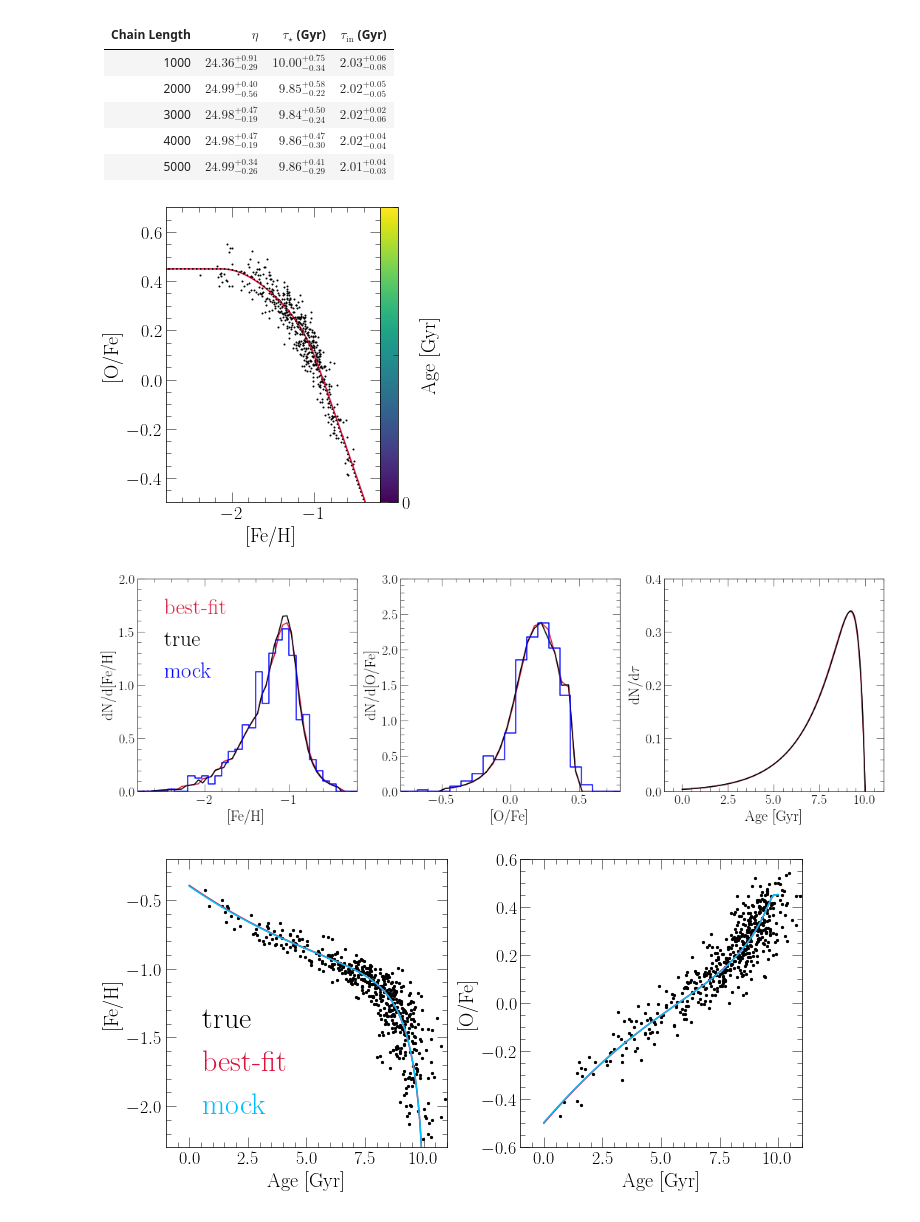
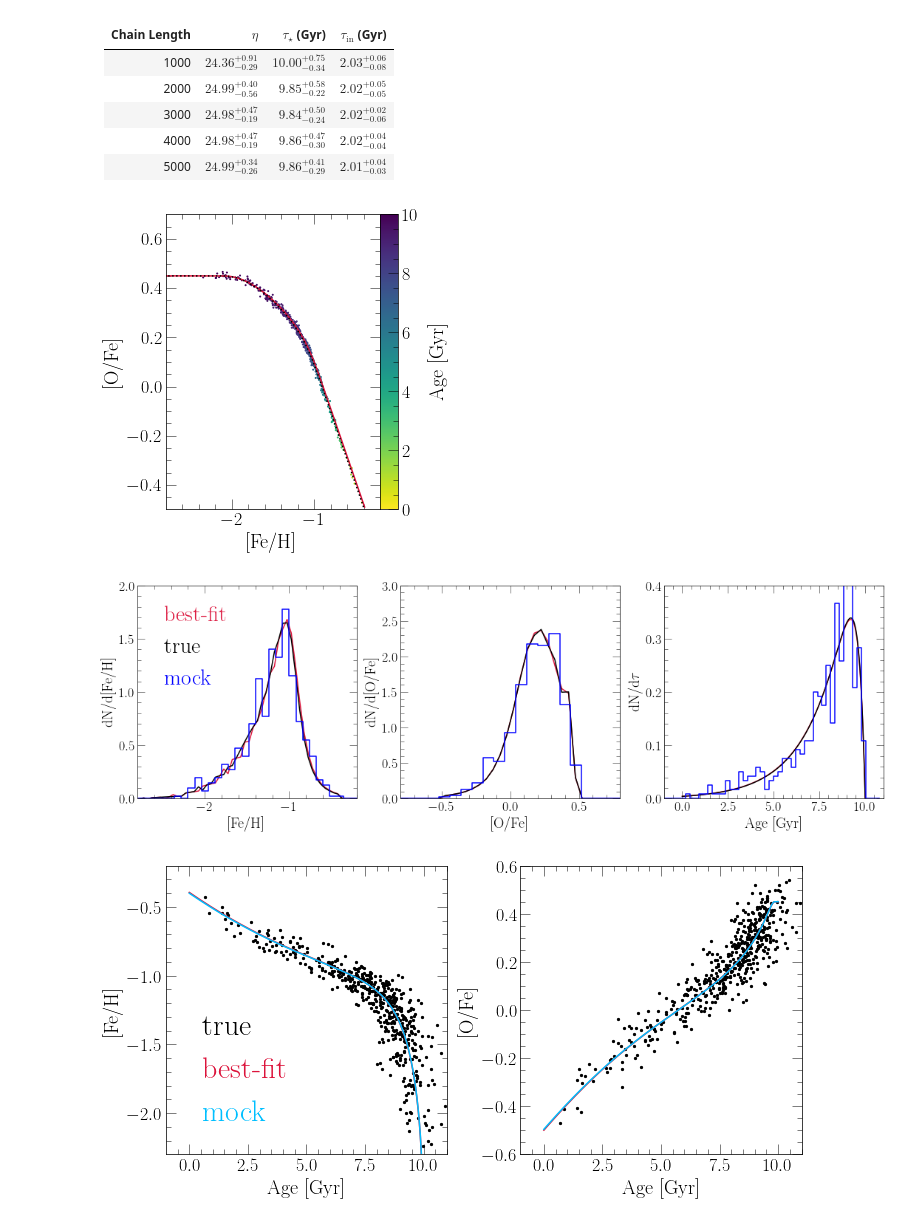
Before and after one commit to giganano/h3halo, a Jupyter notebook: notebooks/mock.ipynb, the cells around one changed output. Saved outputs shown, nothing was run; the diff lists cells and outputs as text; code cells hidden in the pictures.

```diff
--- a/notebooks/mock.ipynb
+++ b/notebooks/mock.ipynb
@@ -105,18 +105,21 @@ top = fig.add_subplot(gs[0,0:3], sharex = ax)
 right = fig.add_subplot(gs[1:4,3], sharey = ax)
 
 save = True
-figname = "tauin_taustar_noages"
+figname = "taustar_eta_precise"
 
-# xkey = "eta"
-# xlabel = r"$\eta$"
-xkey = "tau_star"
-xlabel = r"$\tau_\star$ [Gyr]"
-ykey = "tau_in"
-ylabel = r"$\tau_\text{in}$ [Gyr]"
+xkey = "eta"
+xlabel = r"$\eta$"
+ykey = "tau_star"
+ylabel = r"$\tau_\star$ [Gyr]"
+# ykey = "tau_in"
+# ylabel = r"$\tau_\text{in}$ [Gyr]"
 limits = {
-    "eta": [22, 28],
-    "tau_in": [1.7, 2.3],
-    "tau_star": [8.4, 12.6]
+#     "eta": [22, 28],
+    "eta": [24.1, 24.6],
+#     "tau_in": [1.7, 2.3],
+    "tau_in": [1.95, 2.05],
+#     "tau_star": [8.4, 12.6]
+    "tau_star": [9.5, 10.5]
 }
 xlim = limits[xkey]
 ylim = limits[ykey]
@@ -171,11 +174,11 @@ for i in range(nbins):
 # print(sixteen)
 # print([mcmc_chain[xkey][max_idx], mcmc_chain[ykey][max_idx]])
 # print(eightyfour)
-print("best-fit %s: %.2f +%.2f -%.2f" % (xkey,
+print("best-fit %s: %.4f +%.4f -%.4f" % (xkey,
     mcmc_chain[xkey][max_idx],
     eightyfour[0] - mcmc_chain[xkey][max_idx],
     mcmc_chain[xkey][max_idx] - sixteen[0]))
-print("best-fit %s: %.2f +%.2f -%.2f" % (ykey,
+print("best-fit %s: %.4f +%.4f -%.4f" % (ykey,
     mcmc_chain[ykey][max_idx],
     eightyfour[1] - mcmc_chain[ykey][max_idx],
     mcmc_chain[ykey][max_idx] - sixteen[1]))
@@ -278,45 +281,45 @@ ax.set_xlim([-2.8, -0.2])
 ax.set_ylim([-0.5, 0.7])
 
 with vice.singlezone(name = "bestfit") as sz:
-    sz.func = exponential(timescale = 1.97)
+    sz.func = exponential(timescale = 2.013)
     sz.mode = "ifr"
     sz.elements = ["fe", "o"]
     sz.Mg0 = 0
     sz.nthreads = 2
-#     sz.tau_star = 9.86
-    sz.tau_star = 10.46
+    sz.tau_star = 9.87
+#     sz.tau_star = 10.46
 #     sz.eta = 24.99
-    sz.eta = 24.75
+    sz.eta = 24.33
     out = sz.run(np.linspace(0, 10, 1001), overwrite = True, capture = True)
     ax.plot(out.history["[fe/h]"], out.history["[o/fe]"], c = named_colors()["crimson"])
 
 kwargs = {
     "s": 1,
-    "c": named_colors()["black"]
-#     "c": data["age"],
-#     "vmin": 0,
-#     "vmax": 10,
-#     "cmap": "viridis_r"
+#     "c": named_colors()["black"]
+    "c": data["age"],
+    "vmin": 0,
+    "vmax": 10,
+    "cmap": "viridis_r"
 }
 out = vice.output("../mock")
 sc = ax.scatter(data["[fe/h]"], data["[o/fe]"], **kwargs)
 ax.plot(out.history["[fe/h]"], out.history["[o/fe]"], c = named_colors()["black"], linestyle = ':')
 cbar_ax = fig.add_axes([0.92, 0.05, 0.02, 0.95])
 cbar = plt.colorbar(sc, cax = cbar_ax, pad = 0.0, orientation = "vertical")
 cbar.set_label("Age [Gyr]", labelpad = 10)
 cbar.set_ticks(range(0, 12, 2))
 plt.tight_layout()
 plt.subplots_adjust(right = 0.8)
 cbar_ax.set_position([
     ax.get_position().x1,
     ax.get_position().y0,
     0.05,
     ax.get_position().y1 - ax.get_position().y0
 ])
 for ext in ["pdf", "png"]: plt.savefig("./mock/ofe_feh_longchain.%s" % (ext))
 plt.show()
 # %% [output]
-[figure, old version]
+[figure, new version]
 # %%
 fig = plt.figure(figsize = (15, 5))
 axes = []
@@ -369,8 +372,8 @@ mock_hist, mock_bins = np.histogram(data["[fe/h]"], bins = 50, range = [-3, 1],
 axes[0].step(mock_bins[:-1], mock_hist, where = "post", c = named_colors()["blue"], label = "mock")
 mock_hist, mock_bins = np.histogram(data["[o/fe]"], bins = 50, range = [-3, 1], density = True)
 axes[1].step(mock_bins[:-1], mock_hist, where = "post", c = named_colors()["blue"])
-# mock_hist, mock_bins = np.histogram(data["age"], bins = 50, range = [-1, 11], density = True)
-# axes[2].step(mock_bins[:-1], mock_hist, where = "post", c = named_colors()["blue"])
+mock_hist, mock_bins = np.histogram(data["age"], bins = 50, range = [-1, 11], density = True)
+axes[2].step(mock_bins[:-1], mock_hist, where = "post", c = named_colors()["blue"])
 
 kwargs = {
     "loc": mpl_loc("upper left"),
@@ -382,10 +385,10 @@ leg = axes[0].legend(**kwargs)
 fancy_legend(leg, ["crimson", "black", "blue"])
 
 plt.tight_layout()
-for ext in ["pdf", "png"]: plt.savefig("./mock/distributions_longchain.%s" % (ext))
+# for ext in ["pdf", "png"]: plt.savefig("./mock/distributions_longchain.%s" % (ext))
 plt.show()
 # %% [output]
-[figure, old version]
+[figure, new version]
 # %%
 fig = plt.figure(figsize = (10, 5))
 axes = []
```
Also changed, not shown: parts of 2 cells of this notebook, 12 other files.
